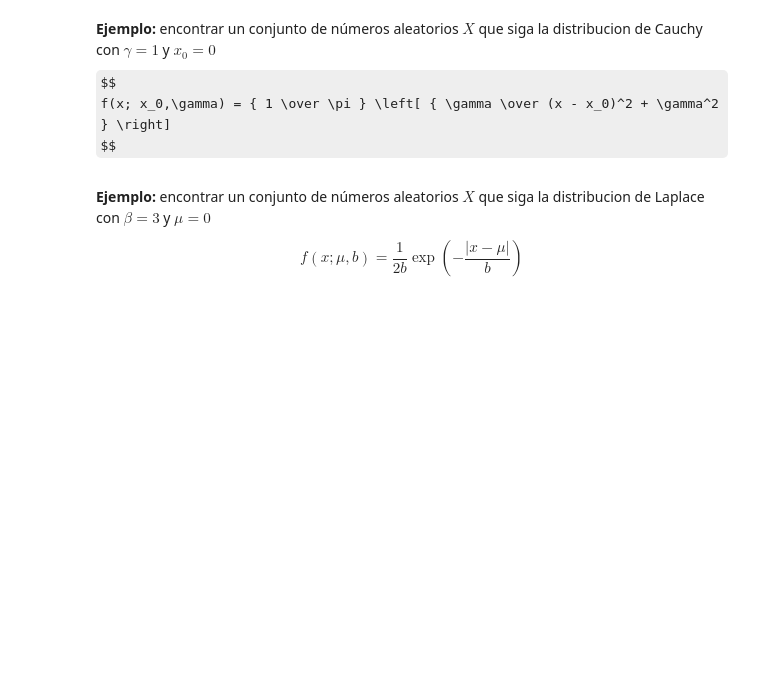
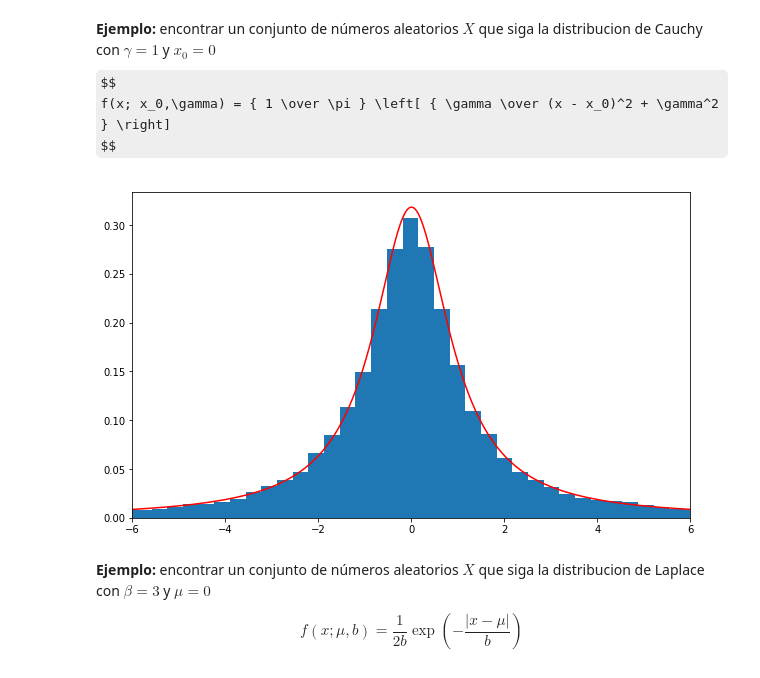
Before and after one commit to diegour1/LabMetodosComputacionales, a Jupyter notebook: Notebooks/07_Markov_y_metropolis.ipynb, the cells around one changed output. Cells and saved outputs as stored; diff of their text form; code cells hidden in the pictures; some formulas as TeX source; blank space fills up the shorter version.

Commit message:
Add Markov Metropolis Notebook

```diff
--- a/Notebooks/07_Markov_y_metropolis.ipynb
+++ b/Notebooks/07_Markov_y_metropolis.ipynb
@@ -42,8 +80,42 @@ $$ a = \frac{f(x_{\text{new}})}{f(x_{\text{old}})} $$
+# %%
+def metropolis(distribucion, steps=10000, x_ini=0.1):
+  muestras = np.zeros(steps)
+  old_x = x_ini
+  old_fx = distribucion(old_x)
+
+  for i in range(steps):
+    new_x = old_x + np.random.normal(0, 0.5)
+    new_fx = distribucion(new_x)
+    aceptacion = new_fx / old_fx
+    if aceptacion >= np.random.rand():
+      muestras[i] = new_x
+      old_x = new_x
+      old_fx = new_fx
+    else:
+      muestras[i] = old_x
+
+  return muestras
+
+def graficar_distribucion(samples, distribucion, bins, x_ini, x_fin):
+  x = np.linspace(x_ini, x_fin,1000)
+  y = distribucion(x)
+  plt.figure(figsize =(10,6) )
+  plt.xlim(x_ini, x_fin)
+  plt.plot(x,y,'r')
+  plt.hist(samples,bins = bins, density = True)
 # %% [markdown]
 **Ejemplo:** encontrar un conjunto de números aleatorios $X$ que siga la distribucion de Cauchy con $\gamma = 1$ y $x_0 = 0$
 $$
 f(x; x_0,\gamma) = { 1 \over \pi } \left[ { \gamma \over (x - x_0)^2 + \gamma^2  } \right]
 $$
+# %%
+def distribucion_cauchy(x):
+  return 1/(np.pi*(1 + x**2))
+
+samples = metropolis(distribucion_cauchy, 100000)
+graficar_distribucion(samples, distribucion_cauchy, 200, -6, 6)
+# %% [output]
+[figure, added]
 # %% [markdown]
 **Ejemplo:** encontrar un conjunto de números aleatorios $X$ que siga la distribucion de Laplace con $\beta = 3$ y $\mu = 0$
 
```
Also changed, not shown: parts of 5 cells of this notebook, 1 other file.
